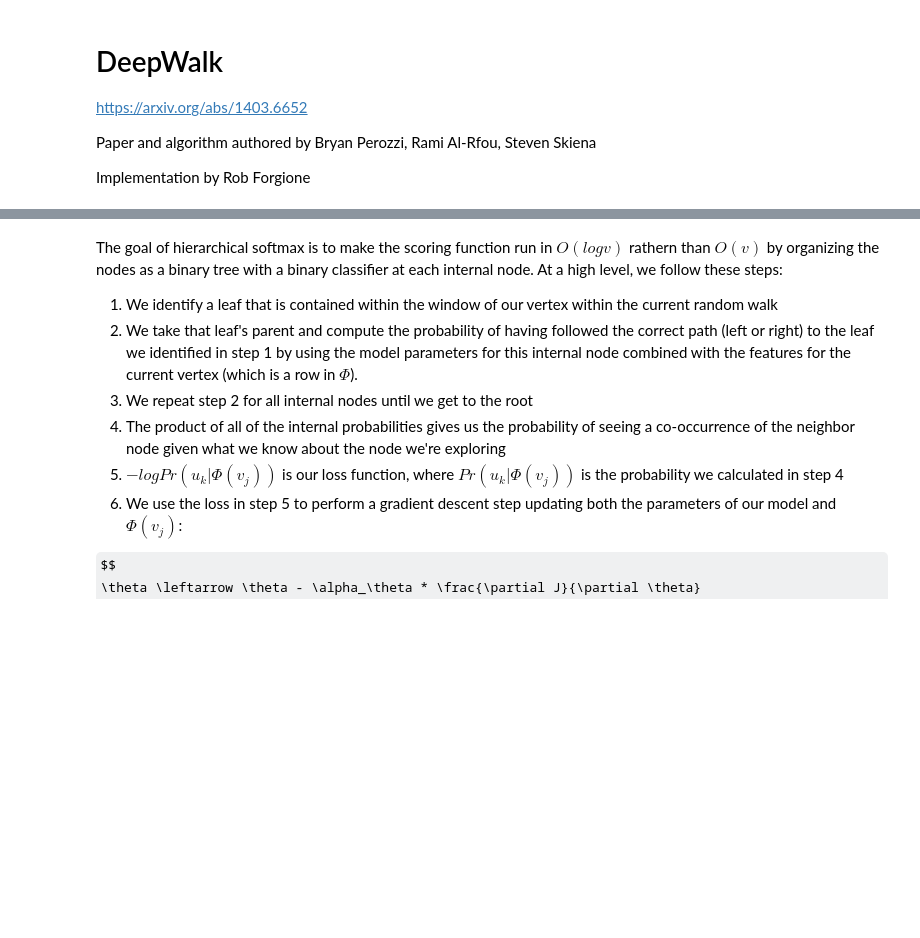
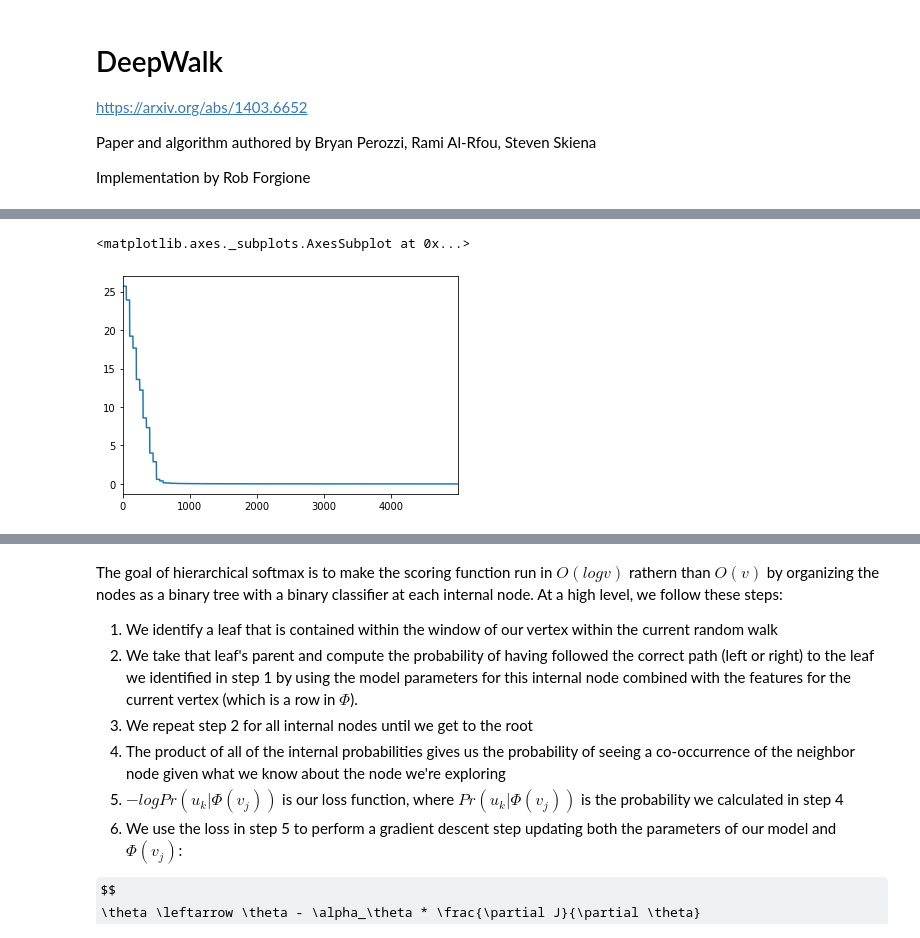
Before and after one commit to rforgione/deepwalk, a Jupyter notebook: nbs/deepwalk.ipynb, the cells around one changed output, grey strips where cells are left out. Cells and saved outputs as stored; diff of their text form; code cells hidden in the pictures; some formulas as TeX source; blank space fills up the shorter version.

```diff
--- a/nbs/deepwalk.ipynb
+++ b/nbs/deepwalk.ipynb
@@ -102,0 +224,5 @@ class Leaf(Tree):
+# %%
+pd.Series(combined_cost).plot(kind='line')
+# %% [output]
+<matplotlib.axes._subplots.AxesSubplot at 0x...>
+[figure, added]
```
Also changed, not shown: parts of 32 cells of this notebook, 1 other file.
